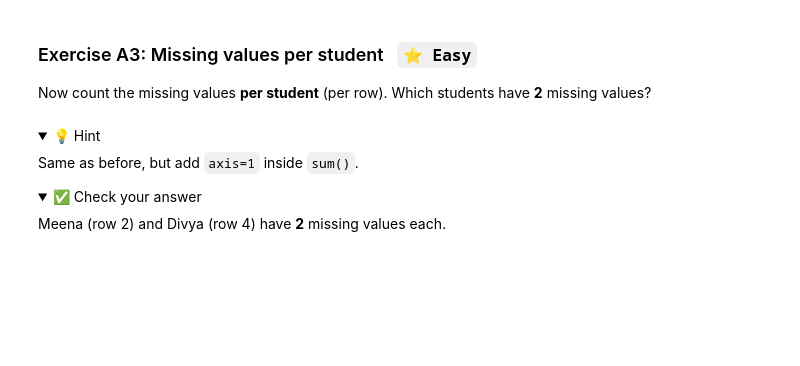
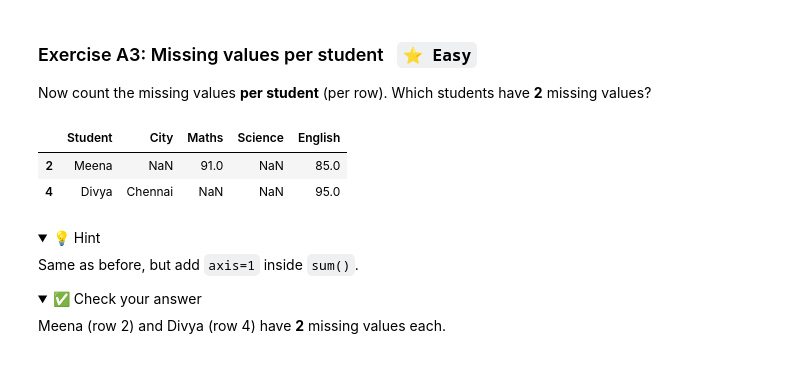
Before and after one commit to nagenderranaGE/pandas-data-analyst-practice, a Jupyter notebook: Pandas_Exercises.ipynb, the cells around one changed output. Saved outputs shown, nothing was run; the diff lists cells and outputs as text; code cells hidden in the pictures; folded sections open; blank space fills up the shorter version.

```diff
--- a/Pandas_Exercises.ipynb
+++ b/Pandas_Exercises.ipynb
@@ -94,6 +114,11 @@ Student **0** · City **2** · Maths **3** · Science **3** · English **1**
 Now count the missing values **per student** (per row). Which students have **2** missing values?
 # %%
 # Write your code here
+students[students.isnull().sum(axis=1) == 2]
+# %% [output]
+|  | Student | City | Maths | Science | English |
+| 2 | Meena | NaN | 91.0 | NaN | 85.0 |
+| 4 | Divya | Chennai | NaN | NaN | 95.0 |
 # %% [markdown]
 <details><summary>💡 Hint</summary>
 
```
Also changed, not shown: parts of 57 cells of this notebook.
